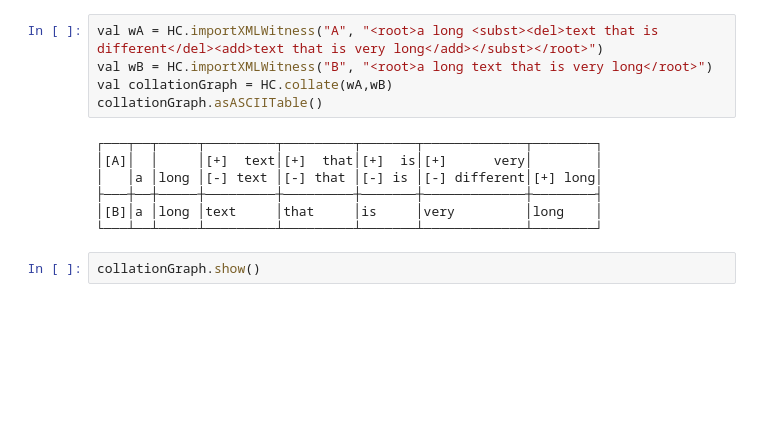
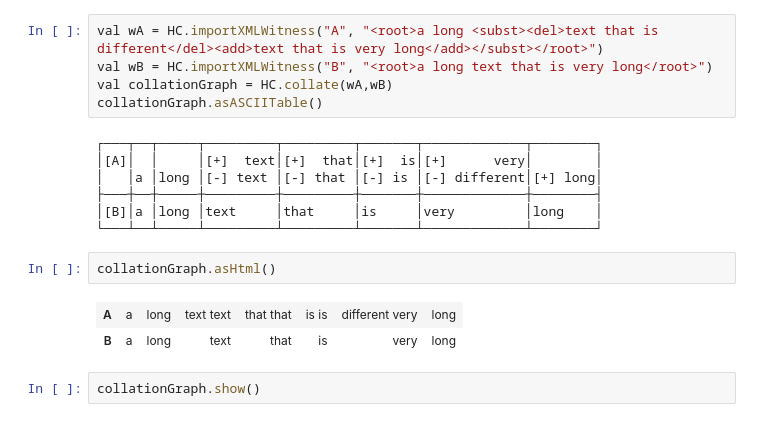
Before and after one commit to HuygensING/hyper-collate, a Jupyter notebook: hyper-collate-jupyter/trd-633.ipynb, the cells around one changed output. Drawn from its saved outputs; the diff is of its cells as text; blank space fills up the shorter version.

```diff
--- a/hyper-collate-jupyter/trd-633.ipynb
+++ b/hyper-collate-jupyter/trd-633.ipynb
@@ -51,6 +61,11 @@ collationGraph.asASCIITable()
 ├───┼──┼─────┼─────────┼─────────┼───────┼─────────────┼────────┤
 │[B]│a │long │text     │that     │is     │very         │long    │
 └───┴──┴─────┴─────────┴─────────┴───────┴─────────────┴────────┘
+# %%
+collationGraph.asHtml()
+# %% [output]
+| A | a | long | text text | that that | is is | different very | long |
+| B | a | long | text | that | is | very | long |
 # %%
 collationGraph.show()
 # %% [markdown]
```
Also changed, not shown: parts of 6 cells of this notebook.
